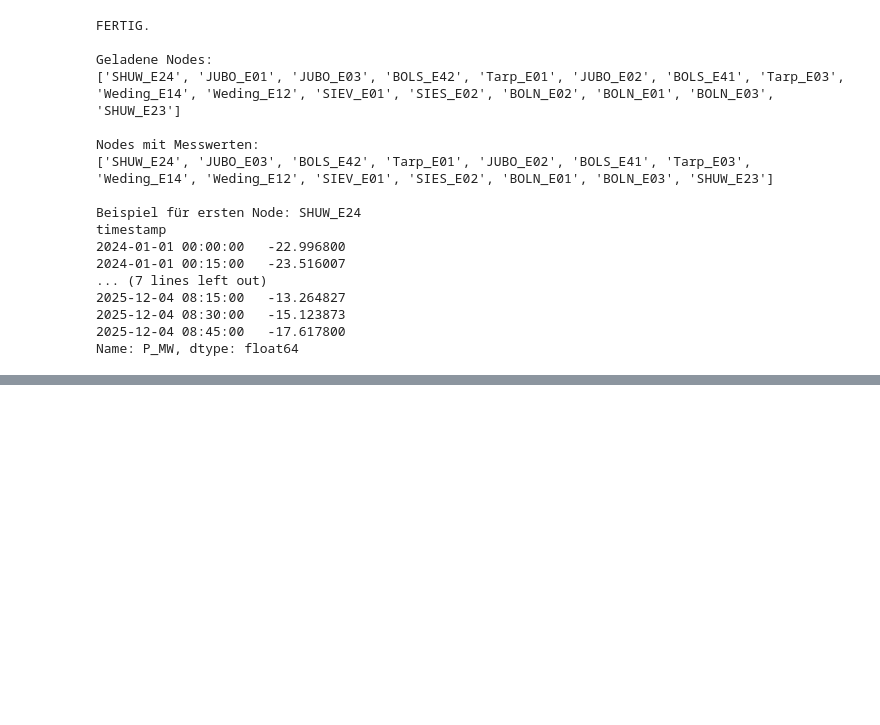
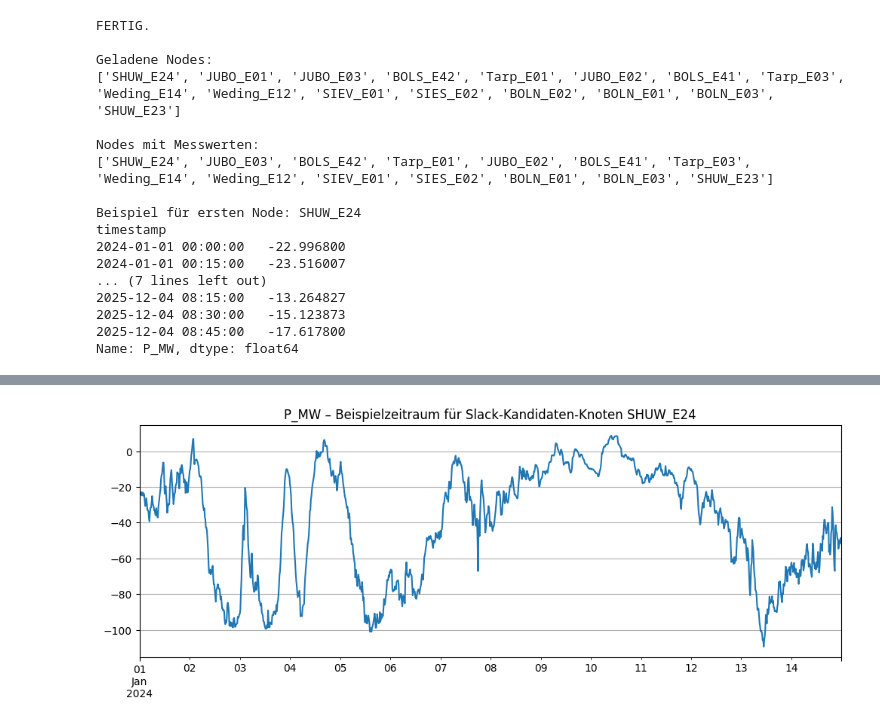
Before and after one commit to Krawinator/masterthesis, a Jupyter notebook: test_before_implement.ipynb, the cells around one changed output, grey strips where cells are left out. Saved outputs shown, nothing was run; the diff lists cells and outputs as text; code cells hidden in the pictures; blank space fills up the shorter version.

```diff
--- a/test_before_implement.ipynb
+++ b/test_before_implement.ipynb
@@ -207,0 +345,11 @@ Name: P_MW, dtype: float64
+# %%
+from src.main import main
+print("go")
+res = main(run_full_pipeline=False)
+
+raw = res["raw"]
+clean = res["clean"]
+
+node_id = next(iter(raw["measurements"].keys()))
+print("Node:", node_id)
+print(clean["measurements"][node_id].head())
@@ -207,0 +705,80 @@ Name: P_MW, dtype: float64
+# %%
+# ===============================================================
+# Slack-Kandidaten: Knoten mit „meistem Durchsatz“
+# Basis: historische Leistungswerte P_MW aus clean["measurements"]
+# ===============================================================
+
+from src.main import main
+import pandas as pd
+import numpy as np
+
+# ---------------------------------------------------------------
+# 1) Daten laden
+# ---------------------------------------------------------------
+res = main(run_full_pipeline=False)
+clean = res["clean"]
+
+meas = clean["measurements"]  # dict: node_id -> Series (P_MW)
+print(f"Anzahl Knoten mit Messwerten: {len(meas)}")
+
+# Zeitauflösung (15min -> 0.25 h)
+HOURS_PER_STEP = 0.25  # 15 Minuten
+
+# ---------------------------------------------------------------
+# 2) Kennzahlen je Knoten berechnen
+#    - mean_P_MW: mittlere Wirkleistung (kann + / - sein)
+#    - max_P_MW: maximal eingespeiste Leistung
+#    - min_P_MW: maximal aufgenommene Leistung
+#    - mean_abs_P_MW: mittlere |P|
+#    - total_abs_MWh: Summe |P| * Δt  -> "durchgesetzte Energie"
+# ---------------------------------------------------------------
+stats = []
+
+for node_id, s in meas.items():
+    # NaNs raus; für unseren Zweck uninteressant
+    s = s.dropna()
+    if s.empty:
+        continue
+
+    mean_P = s.mean()
+    max_P = s.max()
+    min_P = s.min()
+    mean_abs_P = s.abs().mean()
+    total_abs_MWh = s.abs().sum() * HOURS_PER_STEP
+
+    stats.append(
+        {
+            "node": node_id,
+            "mean_P_MW": mean_P,
+            "max_P_MW": max_P,
+            "min_P_MW": min_P,
+            "mean_abs_P_MW": mean_abs_P,
+            "total_abs_MWh": total_abs_MWh,
+        }
+    )
+
+df_nodes = pd.DataFrame(stats).set_index("node")
+
+# ---------------------------------------------------------------
+# 3) Ranking nach "Durchsatz" (integrierte |P| in MWh)
+# ---------------------------------------------------------------
+df_sorted = df_nodes.sort_values("total_abs_MWh", ascending=False)
+
+print("\n--- Top-10 Knoten nach total_abs_MWh (|P| integriert) ---")
+display(df_sorted.head(10))
+
+best_node = df_sorted.index[0]
+print(f"\n→ Knoten mit größtem Durchsatz (total_abs_MWh): {best_node}")
+print(df_sorted.loc[best_node])
+
+# Optional: Wenn du dir diesen Knoten noch einmal zeitlich anschauen willst
+import matplotlib.pyplot as plt
+
+s_best = meas[best_node]
+
+plt.figure(figsize=(12, 4))
+s_best["2024-01-01":"2024-01-14"].plot()
+plt.title(f"P_MW – Beispielzeitraum für Slack-Kandidaten-Knoten {best_node}")
+plt.grid(True)
+plt.show()
+# %% [output]
@@ -207,0 +824 @@ Name: P_MW, dtype: float64
+[figure, added]
```
Also changed, not shown: parts of 17 cells of this notebook, 22 other files.
